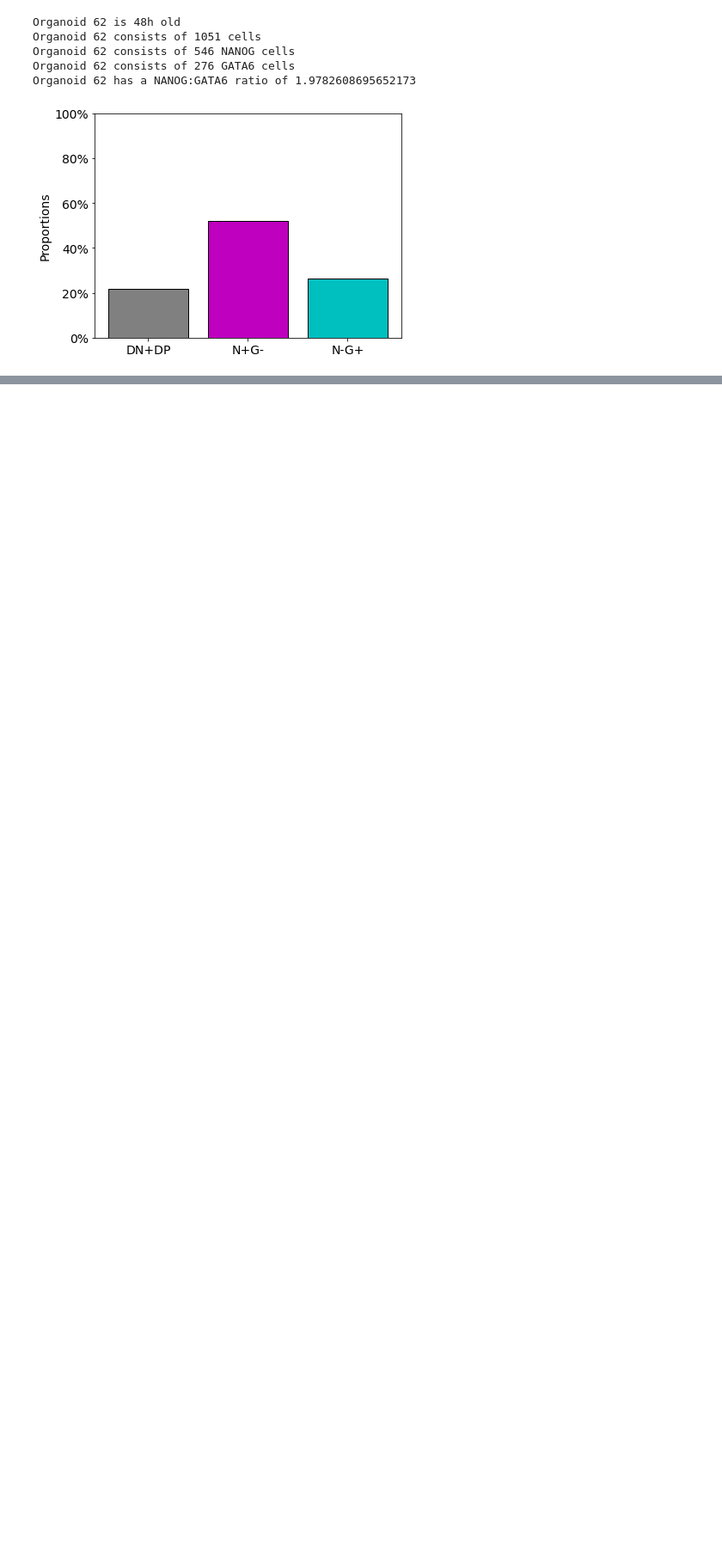
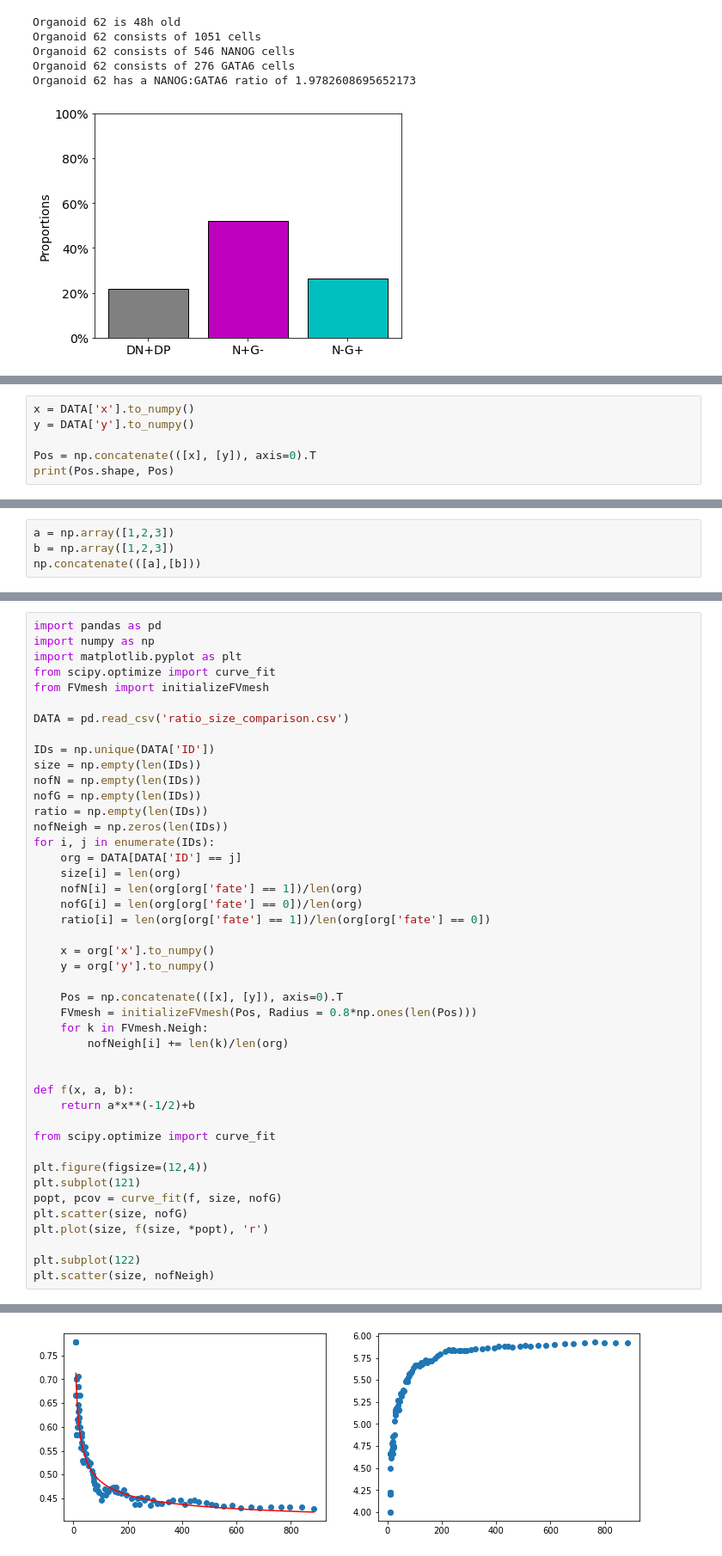
Before and after one commit to SchardtS/Cell-Differentiation, a Jupyter notebook: Data Production.ipynb, the cells around one changed output, grey strips where cells are left out. Shown at 86% size. Drawn from its saved outputs; the diff is of its cells as text; blank space fills up the shorter version.

```diff
--- a/Data Production.ipynb
+++ b/Data Production.ipynb
@@ -864,0 +947,6 @@ Organoid 62 has a NANOG:GATA6 ratio of 1.9782608695652173
+# %%
+x = DATA['x'].to_numpy()
+y = DATA['y'].to_numpy()
+
+Pos = np.concatenate(([x], [y]), axis=0).T
+print(Pos.shape, Pos)
@@ -864,0 +961,4 @@ Organoid 62 has a NANOG:GATA6 ratio of 1.9782608695652173
+# %%
+a = np.array([1,2,3])
+b = np.array([1,2,3])
+np.concatenate(([a],[b]))
@@ -864,0 +968,45 @@ Organoid 62 has a NANOG:GATA6 ratio of 1.9782608695652173
+# %%
+import pandas as pd
+import numpy as np
+import matplotlib.pyplot as plt
+from scipy.optimize import curve_fit
+from FVmesh import initializeFVmesh
+
+DATA = pd.read_csv('ratio_size_comparison.csv')
+
+IDs = np.unique(DATA['ID'])
+size = np.empty(len(IDs))
+nofN = np.empty(len(IDs))
+nofG = np.empty(len(IDs))
+ratio = np.empty(len(IDs))
+nofNeigh = np.zeros(len(IDs))
+for i, j in enumerate(IDs):
+    org = DATA[DATA['ID'] == j]
+    size[i] = len(org)
+    nofN[i] = len(org[org['fate'] == 1])/len(org)
+    nofG[i] = len(org[org['fate'] == 0])/len(org)
+    ratio[i] = len(org[org['fate'] == 1])/len(org[org['fate'] == 0])
+
+    x = org['x'].to_numpy()
+    y = org['y'].to_numpy()
+
+    Pos = np.concatenate(([x], [y]), axis=0).T
+    FVmesh = initializeFVmesh(Pos, Radius = 0.8*np.ones(len(Pos)))
+    for k in FVmesh.Neigh:
+        nofNeigh[i] += len(k)/len(org)
+
+
+def f(x, a, b):
+    return a*x**(-1/2)+b
+
+from scipy.optimize import curve_fit
+
+plt.figure(figsize=(12,4))
+plt.subplot(121)
+popt, pcov = curve_fit(f, size, nofG)
+plt.scatter(size, nofG)
+plt.plot(size, f(size, *popt), 'r')
+
+plt.subplot(122)
+plt.scatter(size, nofNeigh)
+# %% [output]
@@ -864,0 +1014 @@ Organoid 62 has a NANOG:GATA6 ratio of 1.9782608695652173
+[figure, added]
```
Also changed, not shown: parts of 12 cells of this notebook, 10 other files.
